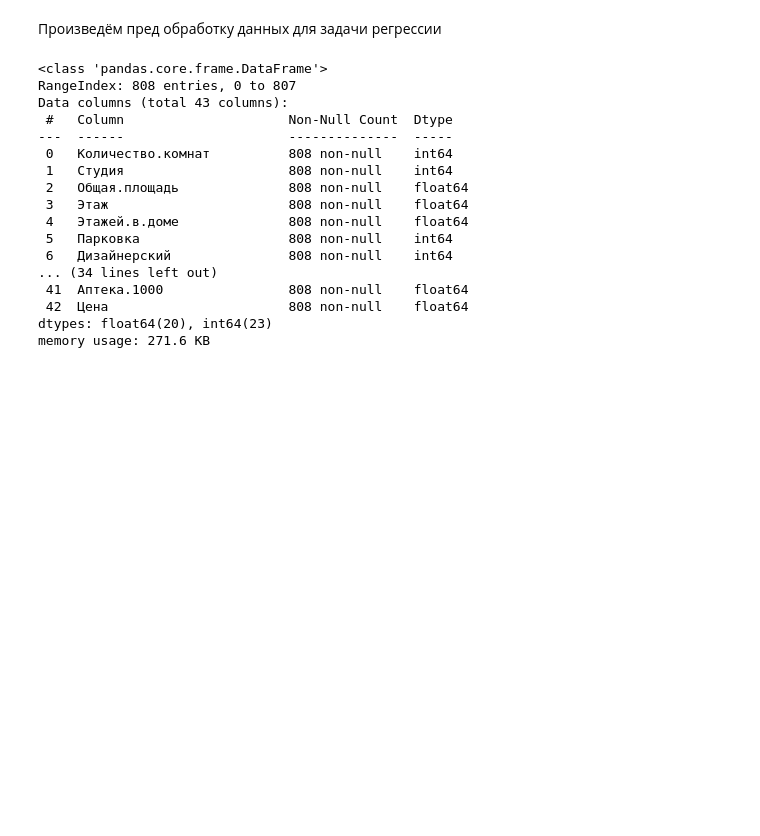
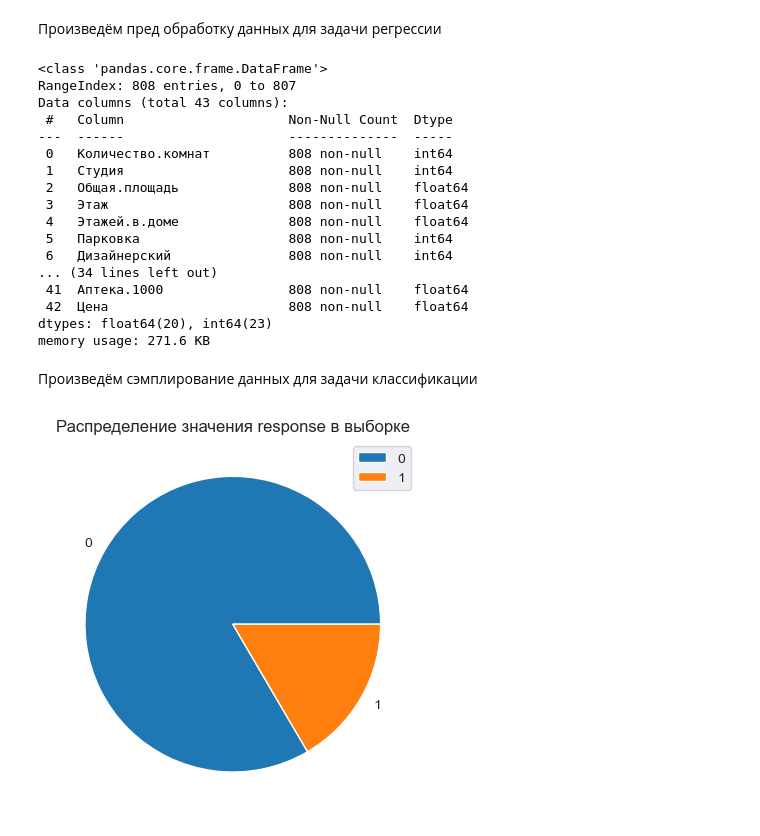
Before and after one commit to fongradnastya/data_analisys4, a Jupyter notebook: notebooks/work.ipynb, the cells around one changed output. Drawn from its saved outputs; the diff is of its cells as text; code cells hidden in the pictures; blank space fills up the shorter version.

```diff
--- a/notebooks/work.ipynb
+++ b/notebooks/work.ipynb
@@ -120,3 +125,15 @@ Data columns (total 43 columns):
  42  Цена                       808 non-null    float64
 dtypes: float64(20), int64(23)
 memory usage: 271.6 KB
+# %% [markdown]
+Произведём сэмплирование данных для задачи классификации
+# %%
+def build_response_graph(column):
+    plt.pie(column.value_counts(), labels=(0, 1))
+    plt.title("Распределение значения response в выборке")
+    plt.legend((0, 1))
+    plt.show()
+# %%
+build_response_graph(class_train[class_result])
+# %% [output]
+[figure, added]
```
Also changed, not shown: parts of 11 cells of this notebook, 1 other file.
